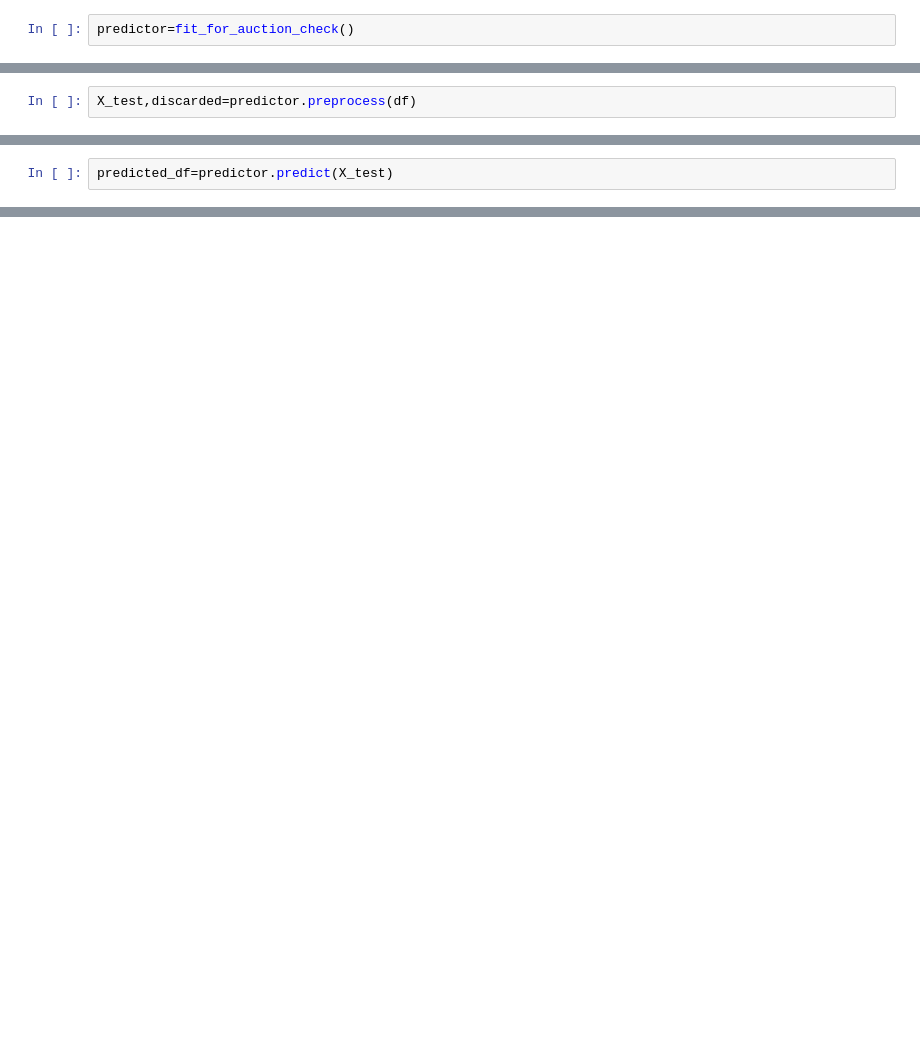
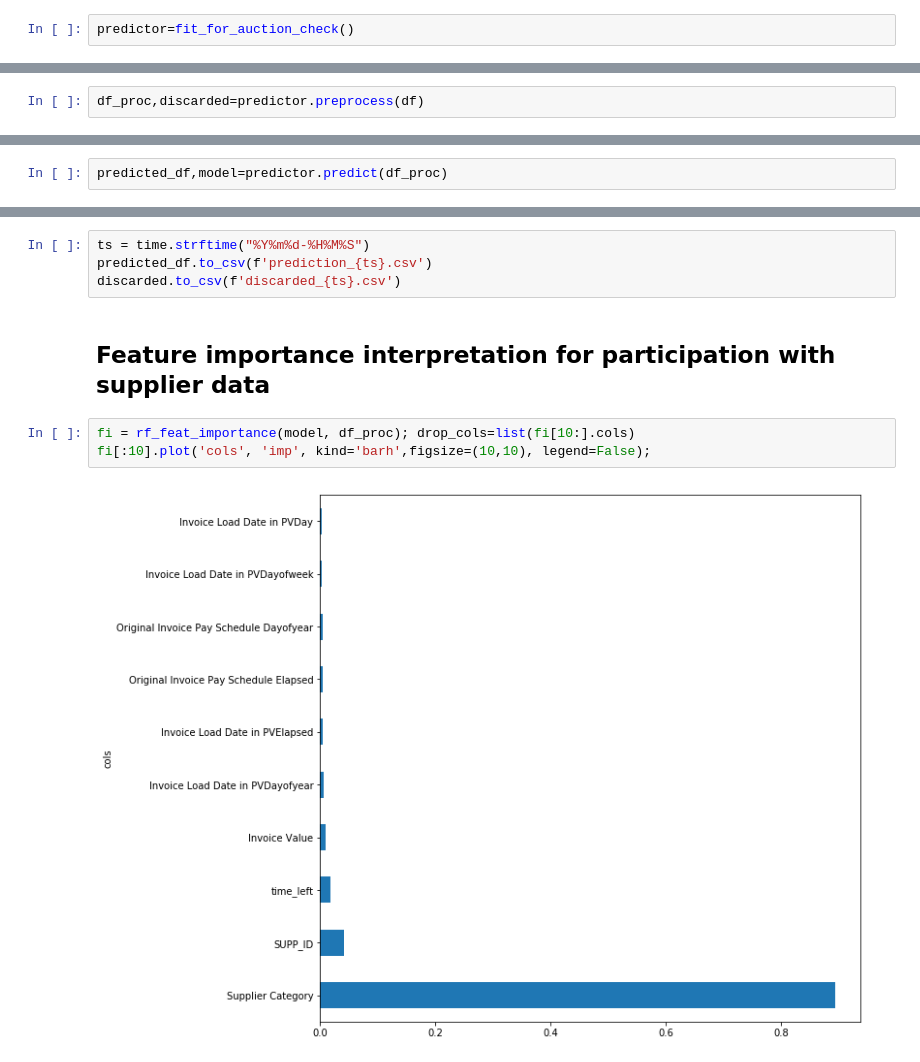
Before and after one commit to akhil-negi/pv, a Jupyter notebook: Invoice Selection.ipynb, the cells around one changed output, grey strips where cells are left out. Cells and saved outputs as stored; diff of their text form; blank space fills up the shorter version.

Commit message:
Updatpdating model files and feature importance viz.

```diff
--- a/Invoice Selection.ipynb
+++ b/Invoice Selection.ipynb
@@ -7,2 +33,2 @@ predictor=fit_for_auction_check()
 # %%
-X_test,discarded=predictor.preprocess(df)
+df_proc,discarded=predictor.preprocess(df)
@@ -17,2 +38,2 @@ To retain the current behavior and silence the warning, pass 'sort=True'.
 # %%
-predicted_df=predictor.predict(X_test)
+predicted_df,model=predictor.predict(df_proc)
@@ -21,0 +52,11 @@ discarded.to_csv('discarded.csv')
+# %%
+ts = time.strftime("%Y%m%d-%H%M%S")
+predicted_df.to_csv(f'prediction_{ts}.csv')
+discarded.to_csv(f'discarded_{ts}.csv')
+# %% [markdown]
+## Feature importance interpretation for participation with supplier data
+# %%
+fi = rf_feat_importance(model, df_proc); drop_cols=list(fi[10:].cols)
+fi[:10].plot('cols', 'imp', kind='barh',figsize=(10,10), legend=False);
+# %% [output]
+[figure, added]
```
Also changed, not shown: parts of 15 cells of this notebook, 5 other files.
